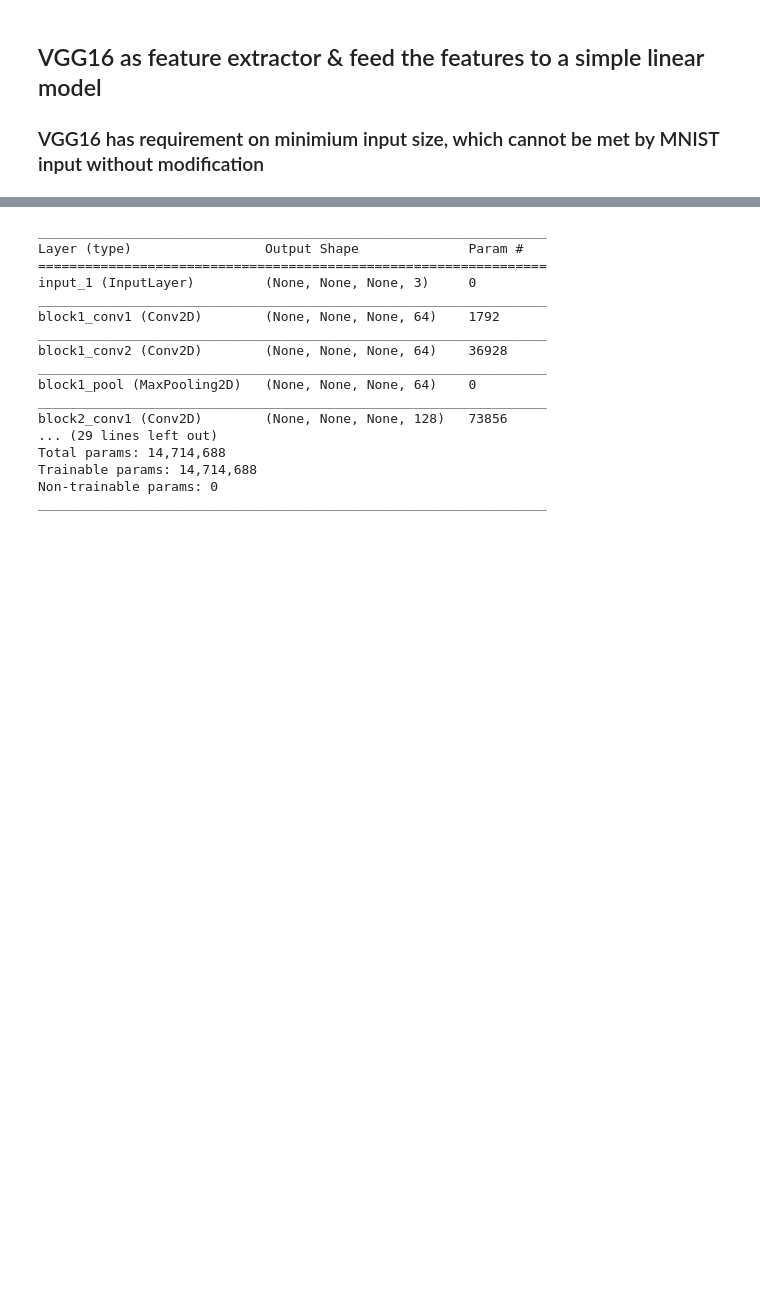
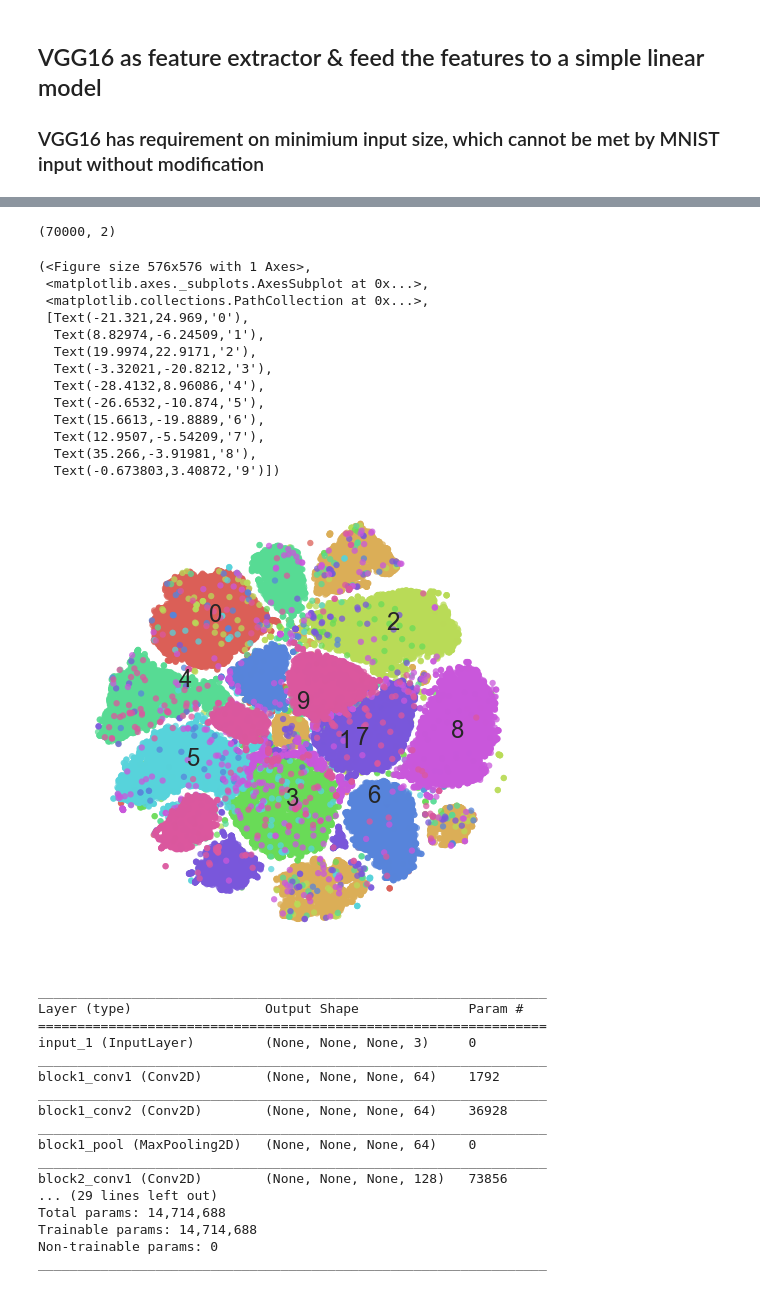
Before and after one commit to yueying-teng/Math_of_intelligence, a Jupyter notebook: CNN/MNIST_VGG_transfer.ipynb, the cells around one changed output, grey strips where cells are left out. Saved outputs shown, nothing was run; the diff lists cells and outputs as text; code cells hidden in the pictures; blank space fills up the shorter version.

Commit message:
MNIST TSNE

```diff
--- a/CNN/MNIST_VGG_transfer.ipynb
+++ b/CNN/MNIST_VGG_transfer.ipynb
@@ -228,0 +234,7 @@ epochs = 30
+# %%
+from sklearn.manifold import TSNE
+
+import seaborn as sns
+sns.set_style('darkgrid')
+sns.set_palette('muted')
+sns.set_context("notebook", font_scale=1.5, rc={"lines.linewidth": 2.5})
@@ -229,3 +254,55 @@ epochs = 30
+# %%
+# TSNE
+
+x_tsne = TSNE(learning_rate = 100).fit_transform(reshaped_x)
+# %%
+x_tsne.shape
+# %% [output]
+(70000, 2)
+# %%
+# a utility function used to display the transformed dataset. The color of each point refers to the actual digit
+
+def scatter(x, colors):
+    # seaborn palette
+    palette = np.array(sns.color_palette('hls', 10))
+
+    fig = plt.figure(figsize = (8, 8))
+    ax = plt.subplot(aspect = 'equal')
+    # scatter plot of the data in the lower dimension
+    sc = ax.scatter(x[:, 0], x[:, 1], lw = 0, s = 40, alpha = 0.75, c = palette[colors.astype(np.int)])
+    plt.xlim(- 25, 25)
+    plt.ylim(- 25, 25)
+    ax.axis('off')
+    ax.axis('tight')
+
+    # add labels for digits
+    txts = []
+    for i in range(10):
+        # label position - median of all coordinates for dimension-reduced data with the same label
+        xtext, ytext = np.median(x[colors == i], axis = 0)
+
+        txt = ax.text(xtext, ytext, str(i), fontsize = 24)
+#         txt.set_path_effects([PathEffects.Stroke(linewidth = 5, foreground = "w"), PathEffects.Normal()])
+        txts.append(txt)
+
+    return fig, ax, sc, txts
+# %%
+scatter(x_tsne, y)
+# %% [output]
+(<Figure size 576x576 with 1 Axes>,
+ <matplotlib.axes._subplots.AxesSubplot at 0x...>,
+ <matplotlib.collections.PathCollection at 0x...>,
+ [Text(-21.321,24.969,'0'),
+  Text(8.82974,-6.24509,'1'),
+  Text(19.9974,22.9171,'2'),
+  Text(-3.32021,-20.8212,'3'),
+  Text(-28.4132,8.96086,'4'),
+  Text(-26.6532,-10.874,'5'),
+  Text(15.6613,-19.8889,'6'),
+  Text(12.9507,-5.54209,'7'),
+  Text(35.266,-3.91981,'8'),
+  Text(-0.673803,3.40872,'9')])
+[figure, added]
 # %%
 # load VGG16 model weights
 
```
Also changed, not shown: parts of 6 cells of this notebook.
